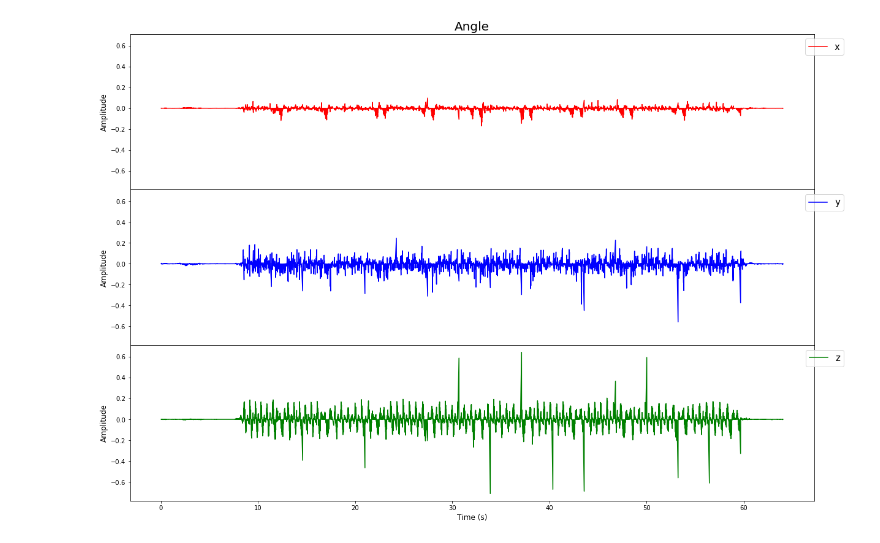
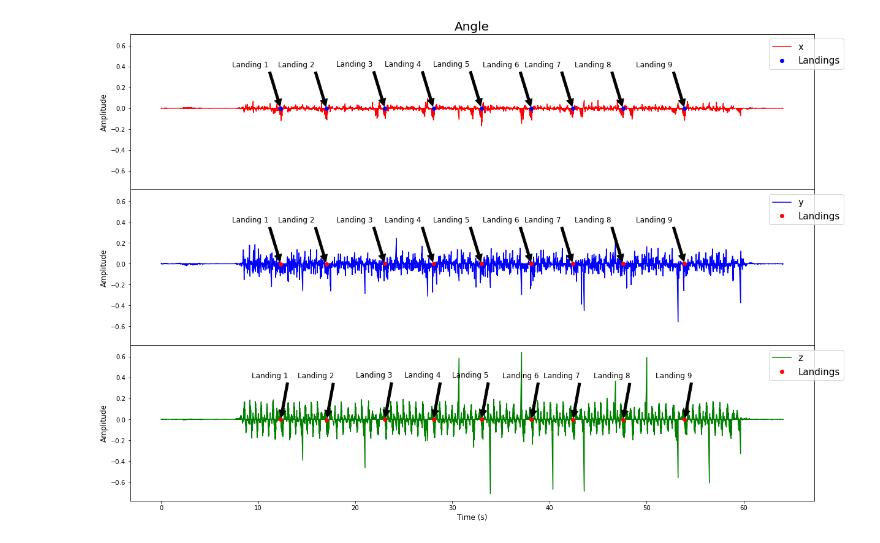
Before and after one commit to SunnyWillert18/Signals, a Jupyter notebook: deliverable_2.ipynb, the cells around one changed output. Drawn from its saved outputs; the diff is of its cells as text; code cells hidden in the pictures.

```diff
--- a/deliverable_2.ipynb
+++ b/deliverable_2.ipynb
@@ -294,7 +221,8 @@ for _dir in ['x', 'y', 'z']:
         bi['{}{}_bi'.format(_type, _dir)] = np.sqrt(sampling_rate * bi['time']) * df.loc['{}{}'.format(_type, _dir), 'bias_fluctuation'] * np.sqrt(sampling_rate/ df.loc['{}{}'.format(_type, _dir), 'bias_ave'])
 # %%
 # filter noise in data
-filtered = pd.DataFrame(columns=['time','gx','gy','gz','wx','wy','wz'])
+filtered = pd.DataFrame(columns=['time','gx','gy','gz','wx','wy','wz','original_wx','angle'])
+filtered['original_wx'] = global_vals['wx']
 
 # subtract noise from original data
 for _dir in ['x', 'y', 'z']:
@@ -330,6 +303,18 @@ fig, (ax1, ax2, ax3) = plt.subplots(3, sharex=True, sharey=True, figsize=(20,14)
 ax1.plot(filtered['time'], filtered['gx_1'], 'r-', label='x')
 ax2.plot(filtered['time'], filtered['gy_1'], 'b-', label='y')
 ax3.plot(filtered['time'], filtered['gz_1'], 'g-', label='z')
+
+# annotating landings for each velocity graph
+ax1.plot(filtered_landings['time'], filtered_landings['gx_1'], 'bo', label='Landings')
+ax2.plot(filtered_landings['time'], filtered_landings['gy_1'], 'ro', label='Landings')
+ax3.plot(filtered_landings['time'], filtered_landings['gz_1'], 'ro', label='Landings')
+
+count = 1
+for idx, row in filtered_landings.iterrows():
+    ax1.annotate('Landing {}'.format(count), (row['time'], row['gx_1']), xytext=(row['time']-5, row['gx_1']+2), arrowprops=dict(facecolor='black', shrink=0.05), fontsize=12)
+    ax2.annotate('Landing {}'.format(count), (row['time'], row['gy_1']), xytext=(row['time']-5, row['gy_1']+2), arrowprops=dict(facecolor='black', shrink=0.05), fontsize=12)
+    ax3.annotate('Landing {}'.format(count), (row['time'], row['gz_1']), xytext=(row['time']-3, row['gz_1']+2), arrowprops=dict(facecolor='black', shrink=0.05), fontsize=12)
+    count += 1
 
 # Format labels and title for graphs
 ax1.set_title('Noise Reduced Velocity', fontsize=20)
@@ -384,6 +381,18 @@ fig, (ax1, ax2, ax3) = plt.subplots(3, sharex=True, sharey=True, figsize=(20,14)
 ax1.plot(global_vals['time'], global_vals['wx'], 'r-', label='x')
 ax2.plot(global_vals['time'], global_vals['wy'], 'b-', label='y')
 ax3.plot(global_vals['time'], global_vals['wz'], 'g-', label='z')
+
+# annotating landings for each velocity graph
+ax1.plot(landings['time'], landings['wx'], 'bo', label='Landings')
+ax2.plot(landings['time'], landings['wy'], 'ro', label='Landings')
+ax3.plot(landings['time'], landings['wz'], 'ro', label='Landings')
+
+count = 1
+for idx, row in landings.iterrows():
+    ax1.annotate('Landing {}'.format(count), (row['time'], row['wx']), xytext=(row['time']-5, row['wx']-10), arrowprops=dict(facecolor='black', shrink=0.05), fontsize=12)
+    ax2.annotate('Landing {}'.format(count), (row['time'], row['wy']), xytext=(row['time']-5, row['wy']-10), arrowprops=dict(facecolor='black', shrink=0.05), fontsize=12)
+    ax3.annotate('Landing {}'.format(count), (row['time'], row['wz']), xytext=(row['time']-3, row['wz']-10), arrowprops=dict(facecolor='black', shrink=0.05), fontsize=12)
+    count += 1
 
 # Format labels and title for graphs
 ax1.set_title('Angular Velocity', fontsize=20)
@@ -405,27 +414,39 @@ plt.show()
 # %%
 ### ANGLE PLOT ###
 
 # create 4 subfigures for acceleration: overall acceleration, as well as acceleration in the x-axis, y-axis, and z-axis
 fig, (ax1, ax2, ax3) = plt.subplots(3, sharex=True, sharey=True, figsize=(20,14))
 
-ax1.plot(int_1['time'], int_1['wx_1'], 'r-', label='x')
-ax2.plot(int_1['time'], int_1['wy_1'], 'b-', label='y')
-ax3.plot(int_1['time'], int_1['wz_1'], 'g-', label='z')
+ax1.plot(data['time'], data['wx_1'], 'r-', label='x')
+ax2.plot(data['time'], data['wy_1'], 'b-', label='y')
+ax3.plot(data['time'], data['wz_1'], 'g-', label='z')
+
+# annotating landings for each velocity graph
+ax1.plot(landings['time'], landings['wx_1'], 'bo', label='Landings')
+ax2.plot(landings['time'], landings['wy_1'], 'ro', label='Landings')
+ax3.plot(landings['time'], landings['wz_1'], 'ro', label='Landings')
+
+count = 1
+for idx, row in landings.iterrows():
+    ax1.annotate('Landing {}'.format(count), (row['time'], row['wx_1']), xytext=(row['time']-5, row['wx_1']+0.4), arrowprops=dict(facecolor='black', shrink=0.05), fontsize=12)
+    ax2.annotate('Landing {}'.format(count), (row['time'], row['wy_1']), xytext=(row['time']-5, row['wy_1']+0.4), arrowprops=dict(facecolor='black', shrink=0.05), fontsize=12)
+    ax3.annotate('Landing {}'.format(count), (row['time'], row['wz_1']), xytext=(row['time']-3, row['wz_1']+0.4), arrowprops=dict(facecolor='black', shrink=0.05), fontsize=12)
+    count += 1
 
 # Format labels and title for graphs
 ax1.set_title('Angle', fontsize=20)
 ax1.set_ylabel('Amplitude', size=12)
 ax2.set_ylabel('Amplitude', size=12)
 ax3.set_ylabel('Amplitude', size=12)
 plt.xlabel('Time (s)', fontsize=12)
 
 # setting up graph legends
 ax1.legend(bbox_to_anchor=(1.05, 1), loc=1, prop={'size':15})
 ax2.legend(bbox_to_anchor=(1.05, 1), loc=1, prop={'size':15})
 ax3.legend(bbox_to_anchor=(1.05, 1), loc=1, prop={'size':15})
 
 fig.subplots_adjust(hspace=0)
 plt.setp([a.get_xticklabels() for a in fig.axes[:-1]], visible=False)
 plt.show()
 # %% [output]
-[figure, old version]
+[figure, new version]
```
Also changed, not shown: parts of 19 cells of this notebook.
